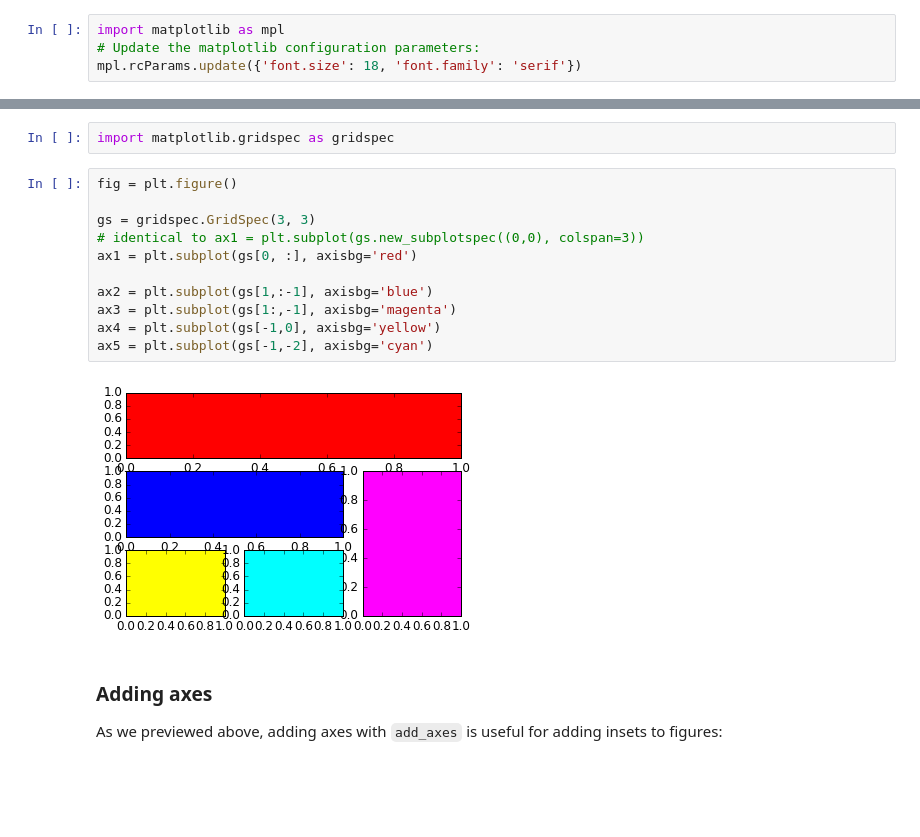
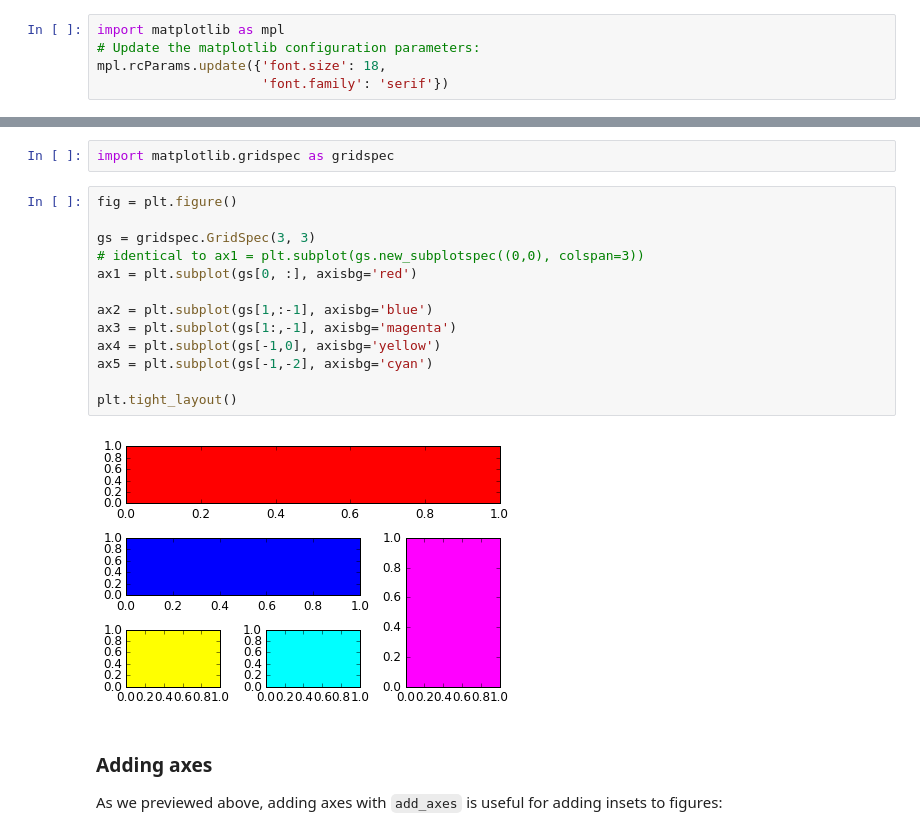
Before and after one commit to emilydolson/2016-01-19-CDC, a Jupyter notebook: scientific_python/matplotlib.ipynb, the cells around one changed output, grey strips where cells are left out. Cells and saved outputs as stored; diff of their text form; blank space fills up the shorter version.

```diff
--- a/scientific_python/matplotlib.ipynb
+++ b/scientific_python/matplotlib.ipynb
@@ -269,7 +281,8 @@ We can also change the global font size and font family, which applies to all te
 # %%
 import matplotlib as mpl
 # Update the matplotlib configuration parameters:
-mpl.rcParams.update({'font.size': 18, 'font.family': 'serif'})
+mpl.rcParams.update({'font.size': 18,
+                     'font.family': 'serif'})
 # %%
 fig, ax = plt.subplots()
 
@@ -609,16 +635,18 @@ import matplotlib.gridspec as gridspec
 # %%
 fig = plt.figure()
 
 gs = gridspec.GridSpec(3, 3)
 # identical to ax1 = plt.subplot(gs.new_subplotspec((0,0), colspan=3))
 ax1 = plt.subplot(gs[0, :], axisbg='red')
 
 ax2 = plt.subplot(gs[1,:-1], axisbg='blue')
 ax3 = plt.subplot(gs[1:,-1], axisbg='magenta')
 ax4 = plt.subplot(gs[-1,0], axisbg='yellow')
 ax5 = plt.subplot(gs[-1,-2], axisbg='cyan')
+
+plt.tight_layout()
 # %% [output]
-[figure, old version]
+[figure, new version]
 # %% [markdown]
 ### Adding axes
 
```
Also changed, not shown: parts of 34 cells of this notebook, 1 other file.
